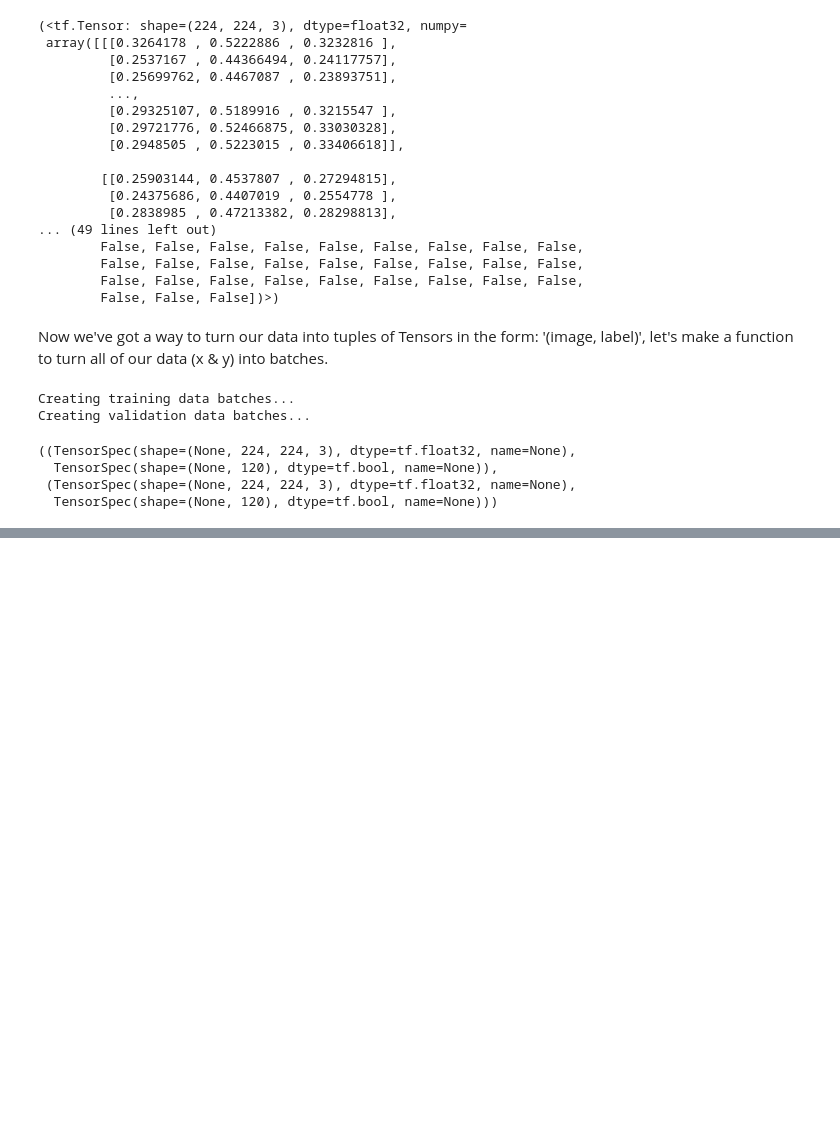
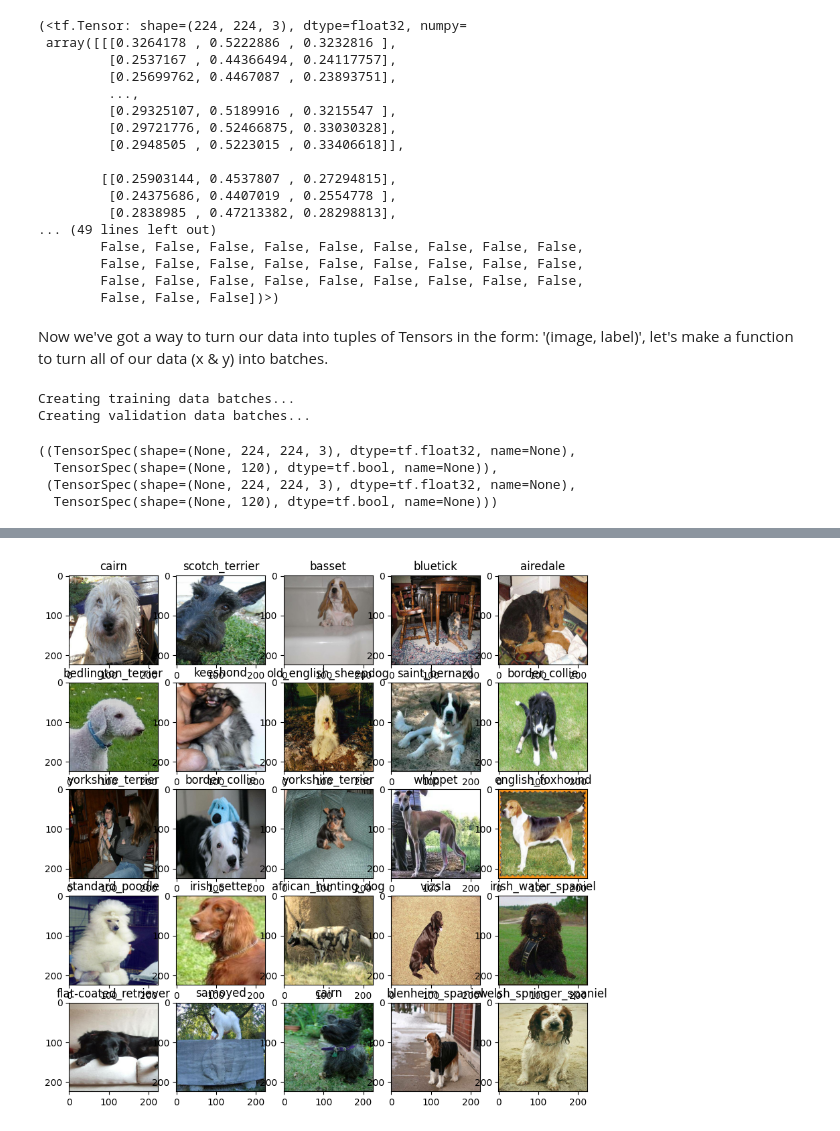
Before and after one commit to arushan13/deeplearningproject, a Jupyter notebook: deeplearningproject.ipynb, the cells around one changed output, grey strips where cells are left out. Drawn from its saved outputs; the diff is of its cells as text; code cells hidden in the pictures; blank space fills up the shorter version.

```diff
--- a/deeplearningproject.ipynb
+++ b/deeplearningproject.ipynb
@@ -534,0 +595,7 @@ train_data.element_spec, val_data.element_spec
+# %%
+# Now let's visualize our validaton set
+
+val_images, val_labels = next(val_data.as_numpy_iterator())
+show_25_images(val_images,val_labels)
+# %% [output]
+[figure, added]
```
Also changed, not shown: parts of 6 cells of this notebook.
